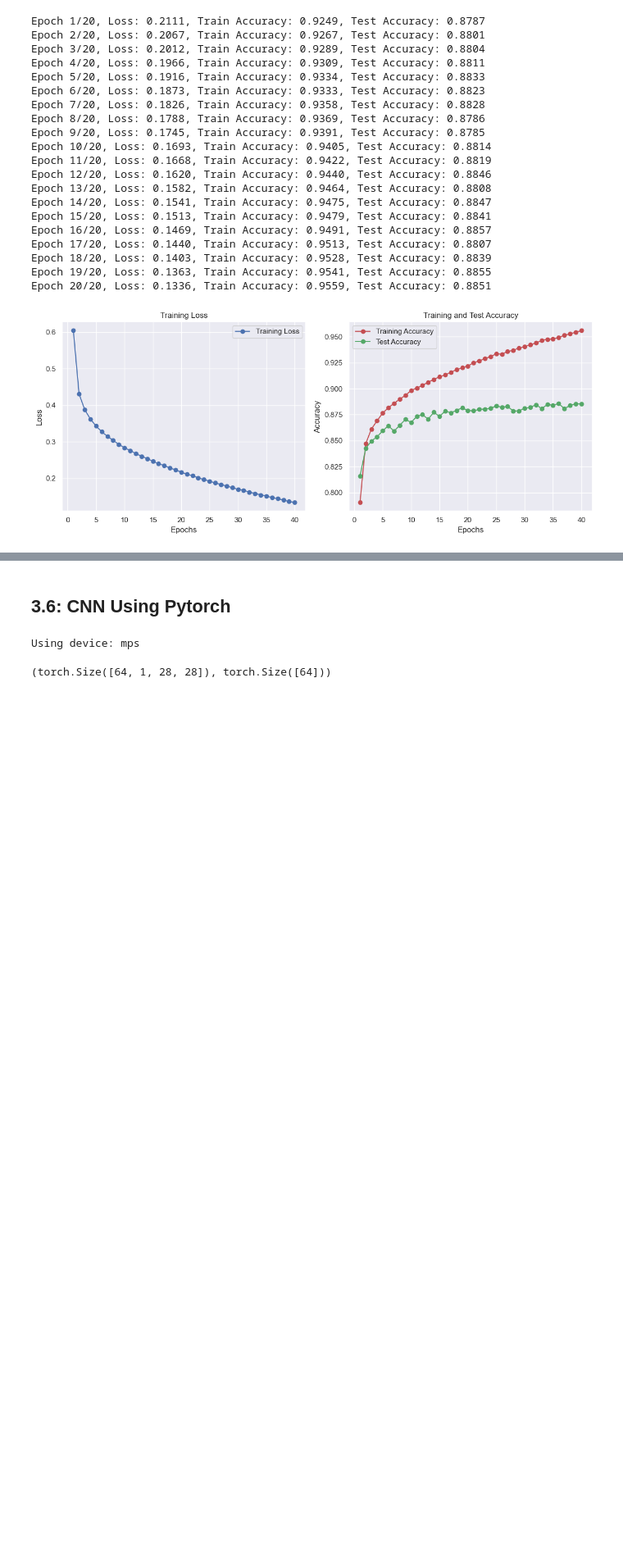
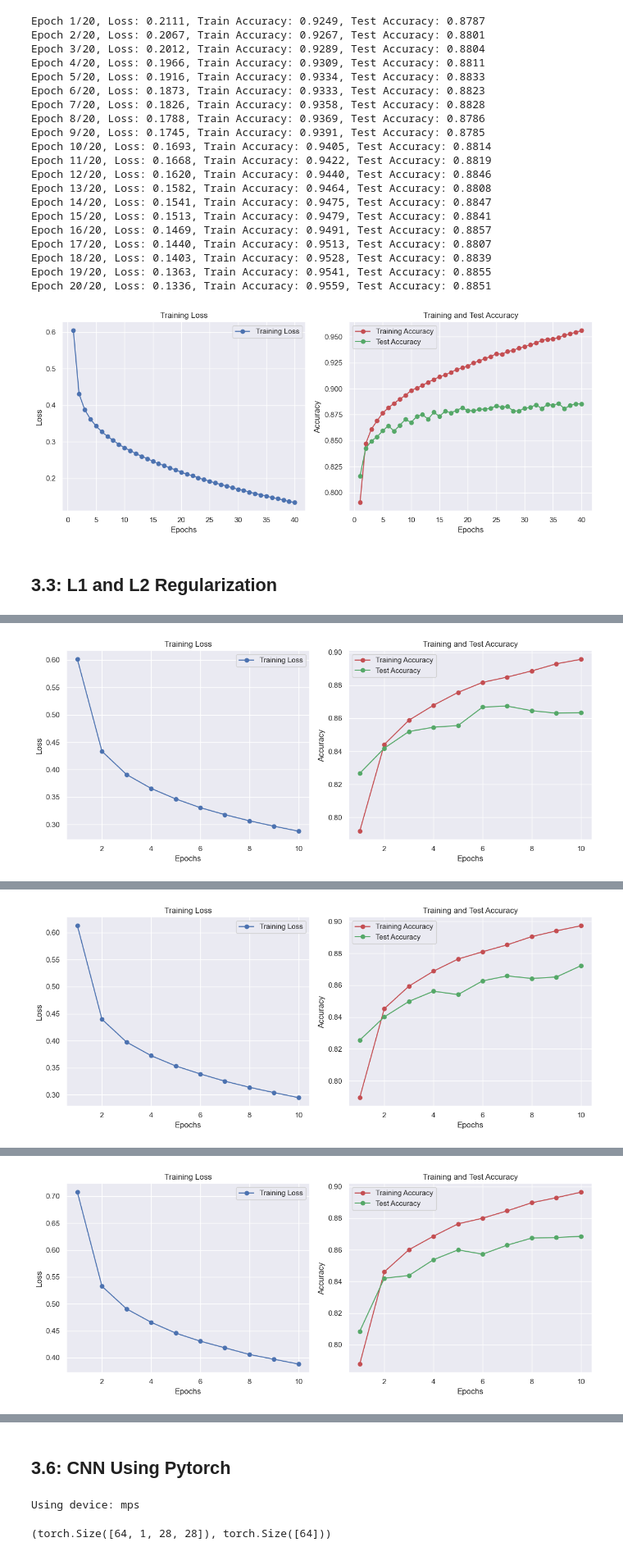
Before and after one commit to NickMilin/COMP551_A3, a Jupyter notebook: COMP551_A3.ipynb, the cells around one changed output, grey strips where cells are left out. Shown at 82% size. Saved outputs shown, nothing was run; the diff lists cells and outputs as text; code cells hidden in the pictures; blank space fills up the shorter version.

Commit message:
Added L1 and L2 Regularization, will need to rerun+save pickled models

```diff
--- a/COMP551_A3.ipynb
+++ b/COMP551_A3.ipynb
@@ -195,6 +195,9 @@ class MLP:
 
     self.grad_weights = {}
     self.grad_biases = {}
+
+    self.lambda_l1 = 0
+    self.lambda_l2 = 0
 
 
   def forward_propagation(self, X):
@@ -235,6 +238,9 @@ class MLP:
       self.grad_weights[l] = np.dot(previous_activation.T, dZ) / m
       self.grad_biases[l] = np.sum(dZ, axis=0, keepdims=True) / m
 
+      # Add regularization gradients
+      self.grad_weights[l] += (self.lambda_l1 * np.sign(W) + 2 * self.lambda_l2 * W) / m
+
       if l > 0:
         # Compute gradient for previous layer
         dA_prev = np.dot(dZ, W.T)
@@ -259,7 +265,13 @@ class MLP:
     # Cross-entropy loss
     cross_entropy = -np.sum(Y * np.log(AL)) / m
 
-    return cross_entropy
+    # L1 and L2 regularization terms
+    l1_reg = self.lambda_l1 * sum(np.sum(np.abs(w)) for w in self.weights) / (2 * m)
+    l2_reg = self.lambda_l2 * sum(np.sum(w**2) for w in self.weights) / (2 * m)
+
+    total_loss = cross_entropy + l1_reg + l2_reg
+
+    return total_loss
 
   def compute_accuracy(self, true, pred):
     predictions = np.argmax(pred, axis=1)
@@ -268,7 +280,9 @@ class MLP:
     return accuracy
 
 
-  def fit(self, train_loader, test_loader, learning_rate, epochs):
+  def fit(self, train_loader, test_loader, learning_rate, epochs, lambda_l1=0.0, lambda_l2=0.0):
+    self.lambda_l1 = lambda_l1
+    self.lambda_l2 = lambda_l2
     self.learning_rate = learning_rate
     for epoch in range(epochs):
       epoch_loss = 0
@@ -642,3 +656,13 @@ Epoch 20/20, Loss: 0.1336, Train Accuracy: 0.9559, Test Accuracy: 0.8851
 model3_40epochs.plot_history()
 # %% [output]
 [figure]
+# %% [markdown]
+## 3.3: L1 and L2 Regularization
+# %%
+lambda_ranges = np.concatenate((np.array([0]), np.logspace(-4, 0, 5)))
+# %%
+for l in lambda_ranges:
+    model = MLP(activation_function=relu(), num_hidden_layers=2, units=[256,256])
+    model.fit(train_loader, test_loader, 0.01, 10, lambda_l1=l, lambda_l2=0)
+    model.plot_history()
+# %% [output]
@@ -644,0 +679 @@ model3_40epochs.plot_history()
+[figure, added]
@@ -644,0 +690 @@ model3_40epochs.plot_history()
+[figure, added]
@@ -644,0 +701 @@ model3_40epochs.plot_history()
+[figure, added]
```
Also changed, not shown: parts of 2 cells of this notebook.
